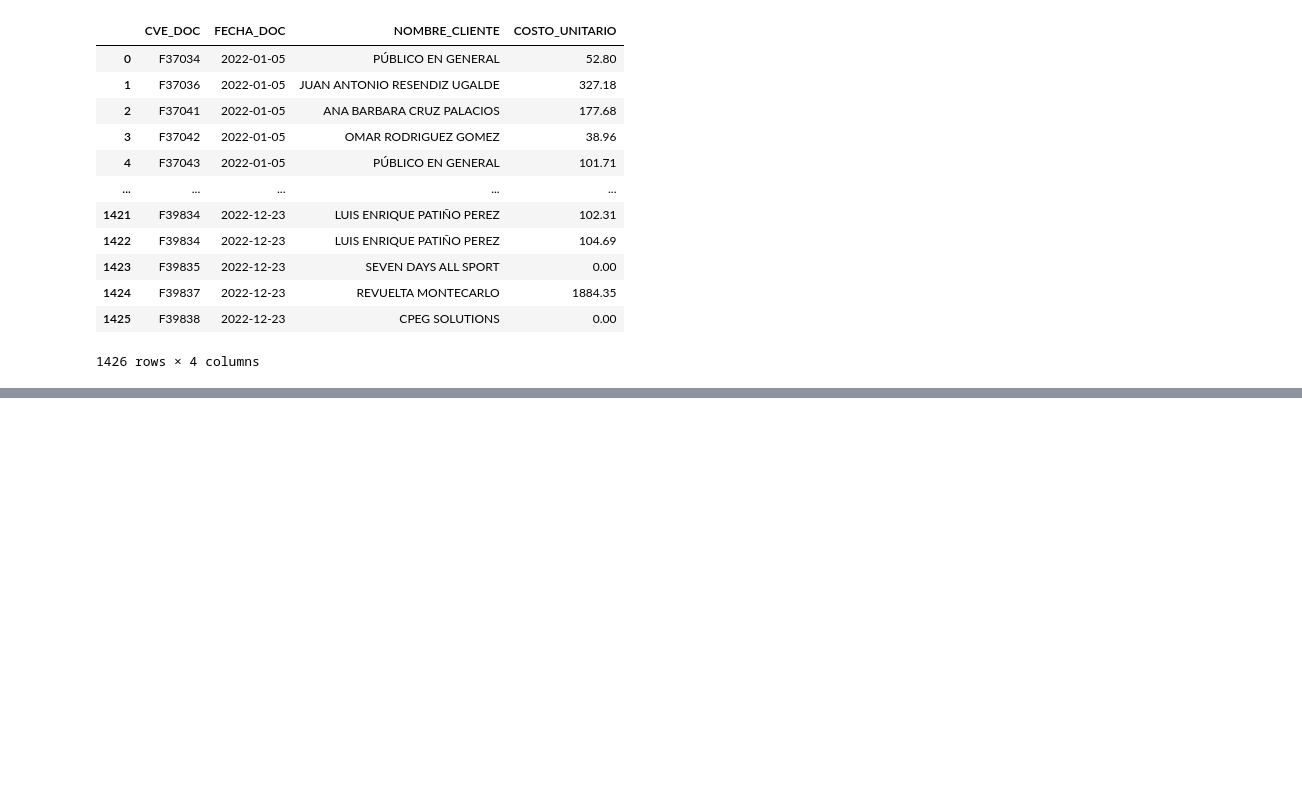
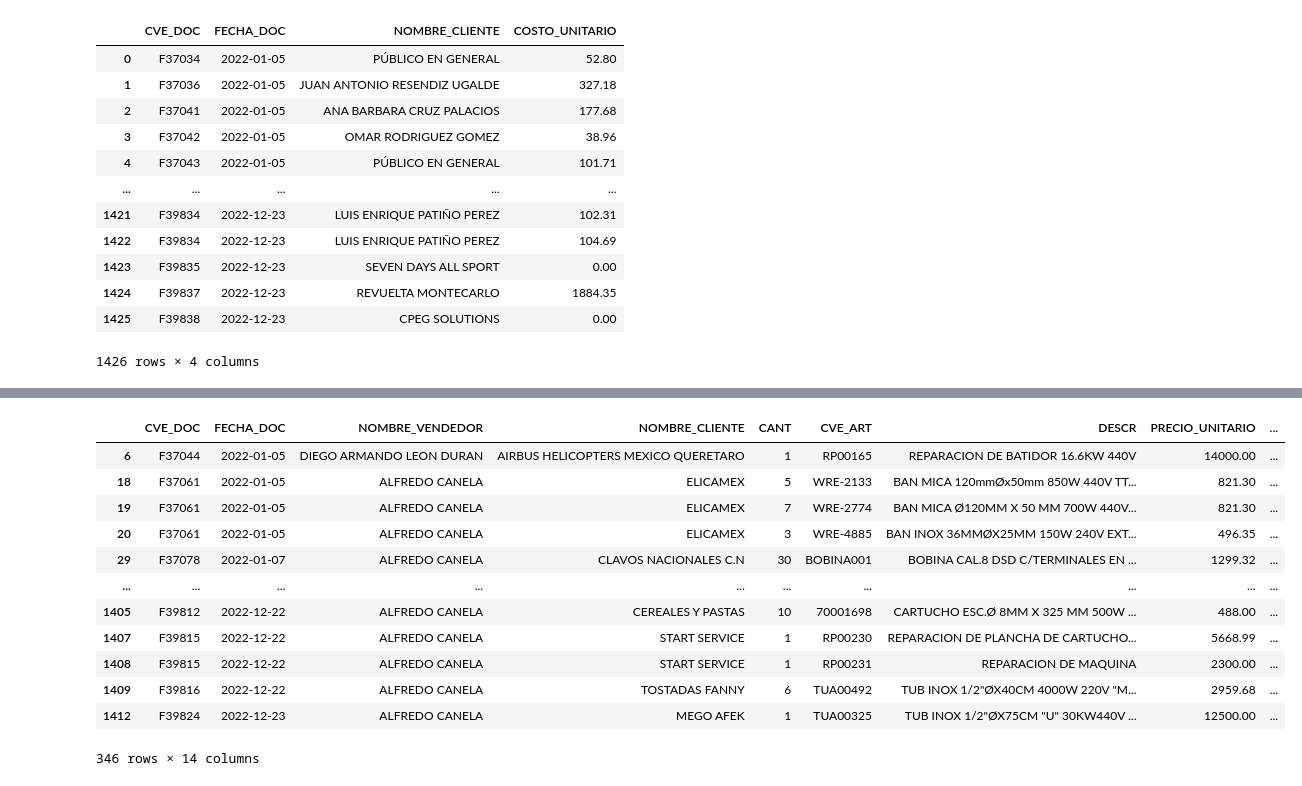
Before and after one commit to Angel353/ExtraccionDeDatos, a Jupyter notebook: Ejercicio_1_Act1.ipynb, the cells around one changed output, grey strips where cells are left out. Cells and saved outputs as stored; diff of their text form; code cells hidden in the pictures; blank space fills up the shorter version.

```diff
--- a/Ejercicio_1_Act1.ipynb
+++ b/Ejercicio_1_Act1.ipynb
@@ -105,0 +174,18 @@ files.download("filtro3.csv")
+# %%
+#Filtro O (OR)
+filtro9=df_pp[(df_pp["PRECIO_UNITARIO"] > 10000) | (df["NOMBRE_VENDEDOR"] == "ALFREDO CANELA")]
+filtro9
+# %% [output]
+|  | CVE_DOC | FECHA_DOC | NOMBRE_VENDEDOR | NOMBRE_CLIENTE | CANT | CVE_ART | DESCR | PRECIO_UNITARIO | ... |
+| 6 | F37044 | 2022-01-05 | DIEGO ARMANDO LEON DURAN | AIRBUS HELICOPTERS MEXICO QUERETARO | 1 | RP00165 | REPARACION DE BATIDOR 16.6KW 440V | 14000.00 | ... |
+| 18 | F37061 | 2022-01-05 | ALFREDO CANELA | ELICAMEX | 5 | WRE-2133 | BAN MICA 120mmØx50mm 850W 440V TT... | 821.30 | ... |
+| 19 | F37061 | 2022-01-05 | ALFREDO CANELA | ELICAMEX | 7 | WRE-2774 | BAN MICA Ø120MM X 50 MM 700W 440V... | 821.30 | ... |
+| 20 | F37061 | 2022-01-05 | ALFREDO CANELA | ELICAMEX | 3 | WRE-4885 | BAN INOX 36MMØX25MM 150W 240V EXT... | 496.35 | ... |
+| 29 | F37078 | 2022-01-07 | ALFREDO CANELA | CLAVOS NACIONALES C.N | 30 | BOBINA001 | BOBINA CAL.8 DSD C/TERMINALES EN ... | 1299.32 | ... |
+| ... | ... | ... | ... | ... | ... | ... | ... | ... | ... |
+| 1405 | F39812 | 2022-12-22 | ALFREDO CANELA | CEREALES Y PASTAS | 10 | 70001698 | CARTUCHO ESC.Ø 8MM X 325 MM 500W ... | 488.00 | ... |
+| 1407 | F39815 | 2022-12-22 | ALFREDO CANELA | START SERVICE | 1 | RP00230 | REPARACION DE PLANCHA DE CARTUCHO... | 5668.99 | ... |
+| 1408 | F39815 | 2022-12-22 | ALFREDO CANELA | START SERVICE | 1 | RP00231 | REPARACION DE MAQUINA | 2300.00 | ... |
+| 1409 | F39816 | 2022-12-22 | ALFREDO CANELA | TOSTADAS FANNY | 6 | TUA00492 | TUB INOX 1/2"ØX40CM 4000W 220V "M... | 2959.68 | ... |
+| 1412 | F39824 | 2022-12-23 | ALFREDO CANELA | MEGO AFEK | 1 | TUA00325 | TUB INOX 1/2"ØX75CM "U" 30KW440V ... | 12500.00 | ... |
+346 rows × 14 columns
```
Also changed, not shown: parts of 12 cells of this notebook.
